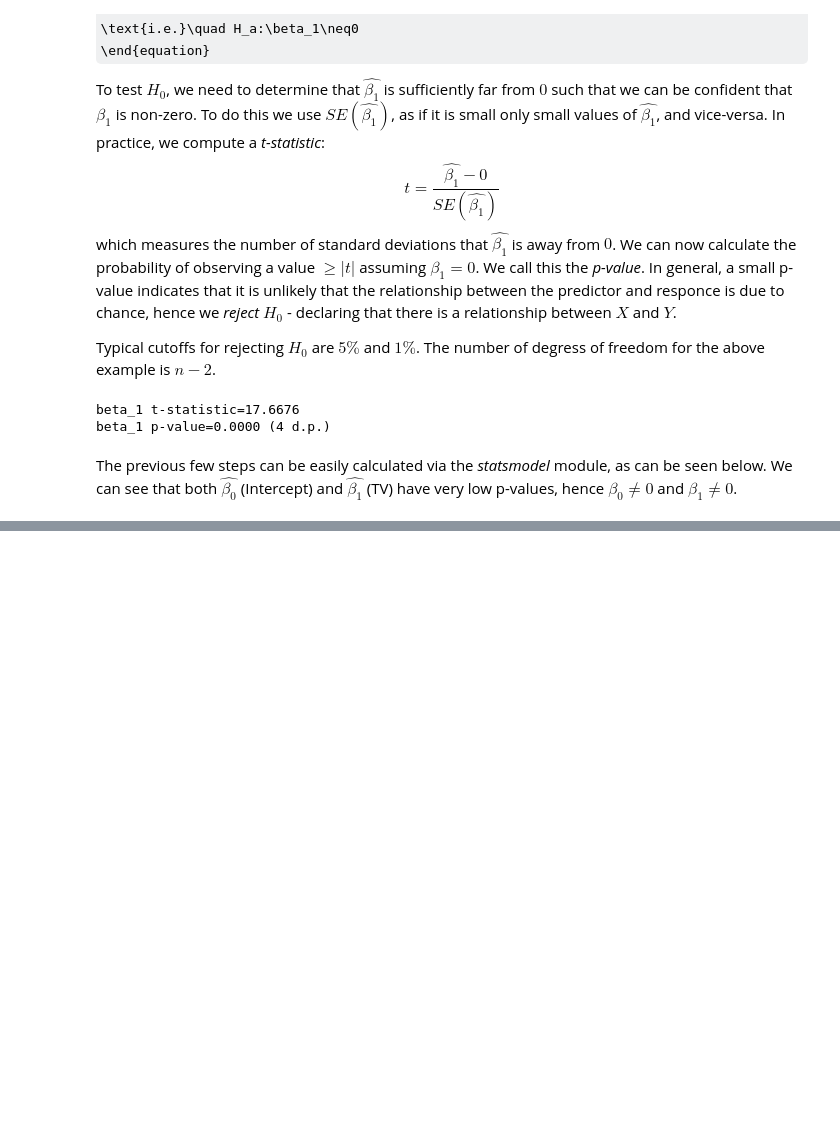
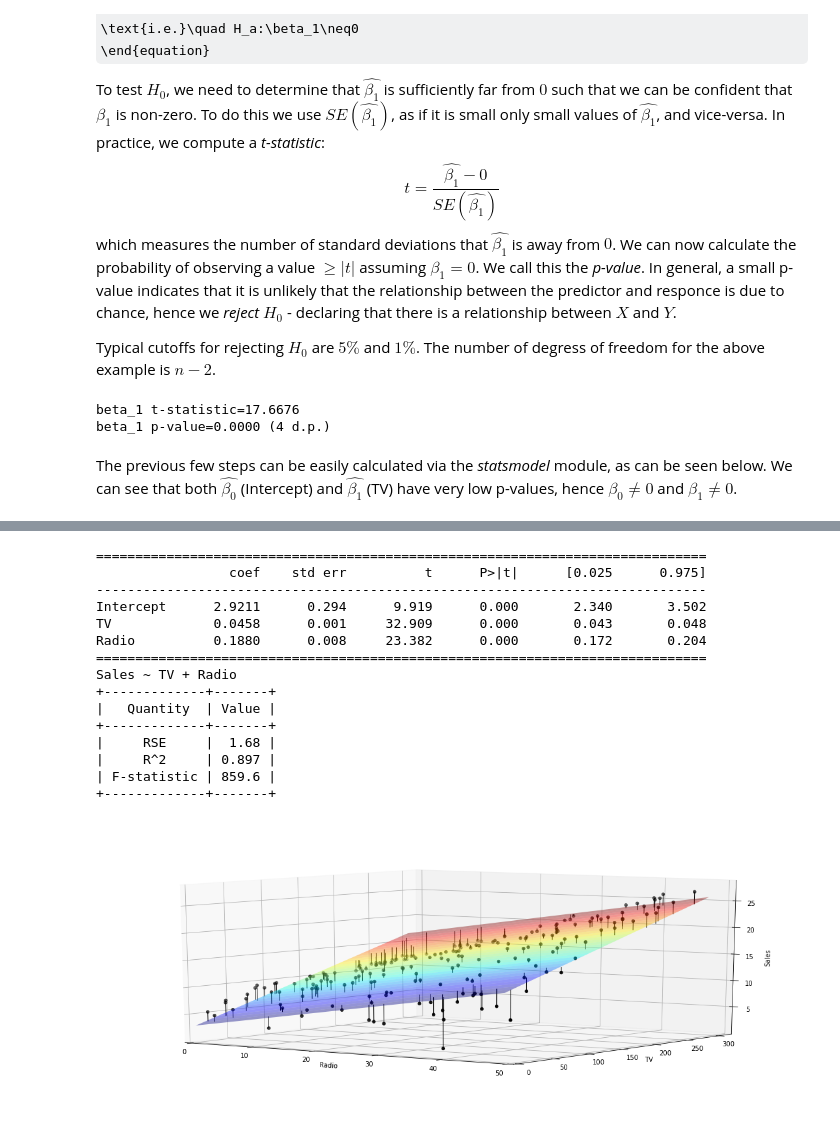
Before and after one commit to walter9388/Statisitcal-Learning, a Jupyter notebook: IntroToStatisticalLearningBook/Chp03-LinearRegression.ipynb, the cells around one changed output, grey strips where cells are left out. Drawn from its saved outputs; the diff is of its cells as text; code cells hidden in the pictures; some formulas as TeX source; blank space fills up the shorter version.

```diff
--- a/IntroToStatisticalLearningBook/Chp03-LinearRegression.ipynb
+++ b/IntroToStatisticalLearningBook/Chp03-LinearRegression.ipynb
@@ -335,0 +356,11 @@ est.summary().tables[1]
+# %%
+def print_stat_table(smf_est):
+    RSE_fun = lambda RSS,n: (RSS/(n-2))**0.5
+    t = PrettyTable(['Quantity', 'Value'])
+    t.add_row(['RSE', '{:0.2f}'.format(RSE_fun((smf_est.resid**2).sum(),smf_est.nobs))])
+    t.add_row(['R^2', '{:0.3f}'.format(smf_est.rsquared)])
+    t.add_row(['F-statistic', '{:0.1f}'.format(smf_est.fvalue)])
+    print(smf_est.model.formula)
+    print(t)
+
+print_stat_table(est)
@@ -335,0 +535,49 @@ est.summary().tables[1]
+# %%
+### make tv & radio model
+est_tv_radio = smf.ols('Sales ~ TV + Radio', df).fit()
+print(est_tv_radio.summary().tables[1])
+print_stat_table(est_tv_radio)
+
+# Create a coordinate grid
+Radio = np.arange(0,50)
+TV = np.arange(0,300)
+B1, B2 = np.meshgrid(Radio, TV, indexing='xy')
+Z = np.zeros((TV.size, Radio.size))
+
+for (i,j),_ in np.ndenumerate(Z):
+    Z[i,j] =(est_tv_radio.params[0] + B1[i,j]*est_tv_radio.params[2] + B2[i,j]*est_tv_radio.params[1])
+
+# Create 3d plot
+fig = plt.figure(figsize=(15,6))
+ax = axes3d.Axes3D(fig)
+ax.plot_surface(B1, B2, Z, rstride=10, cstride=50, alpha=0.4, cmap=plt.cm.jet)
+ax.scatter3D(df.Radio, df.TV, df.Sales, c='k')
+ax.view_init(10, 305)
+ax.set_xlabel('Radio')
+ax.set_xlim(0,50)
+ax.set_ylabel('TV')
+ax.set_ylim(bottom=0)
+ax.set_zlabel('Sales');
+# add lines
+for i in range(df.shape[0]):
+    plt.plot([df.Radio.iloc[i],df.Radio.iloc[i]],
+             [df.TV.iloc[i],df.TV.iloc[i]],
+             [df.Sales.iloc[i],est_tv_radio.params[0]+df.Radio.iloc[i]*est_tv_radio.params[2]+df.TV.iloc[i]*est_tv_radio.params[1]],
+             color='k',linewidth=1,zorder=0)
+# %% [output]
+==============================================================================
+                 coef    std err          t      P>|t|      [0.025      0.975]
+------------------------------------------------------------------------------
+Intercept      2.9211      0.294      9.919      0.000       2.340       3.502
+TV             0.0458      0.001     32.909      0.000       0.043       0.048
+Radio          0.1880      0.008     23.382      0.000       0.172       0.204
+==============================================================================
+Sales ~ TV + Radio
++-------------+-------+
+|   Quantity  | Value |
++-------------+-------+
+|     RSE     |  1.68 |
+|     R^2     | 0.897 |
+| F-statistic | 859.6 |
++-------------+-------+
+[figure, added]
```
Also changed, not shown: parts of 15 cells of this notebook.
